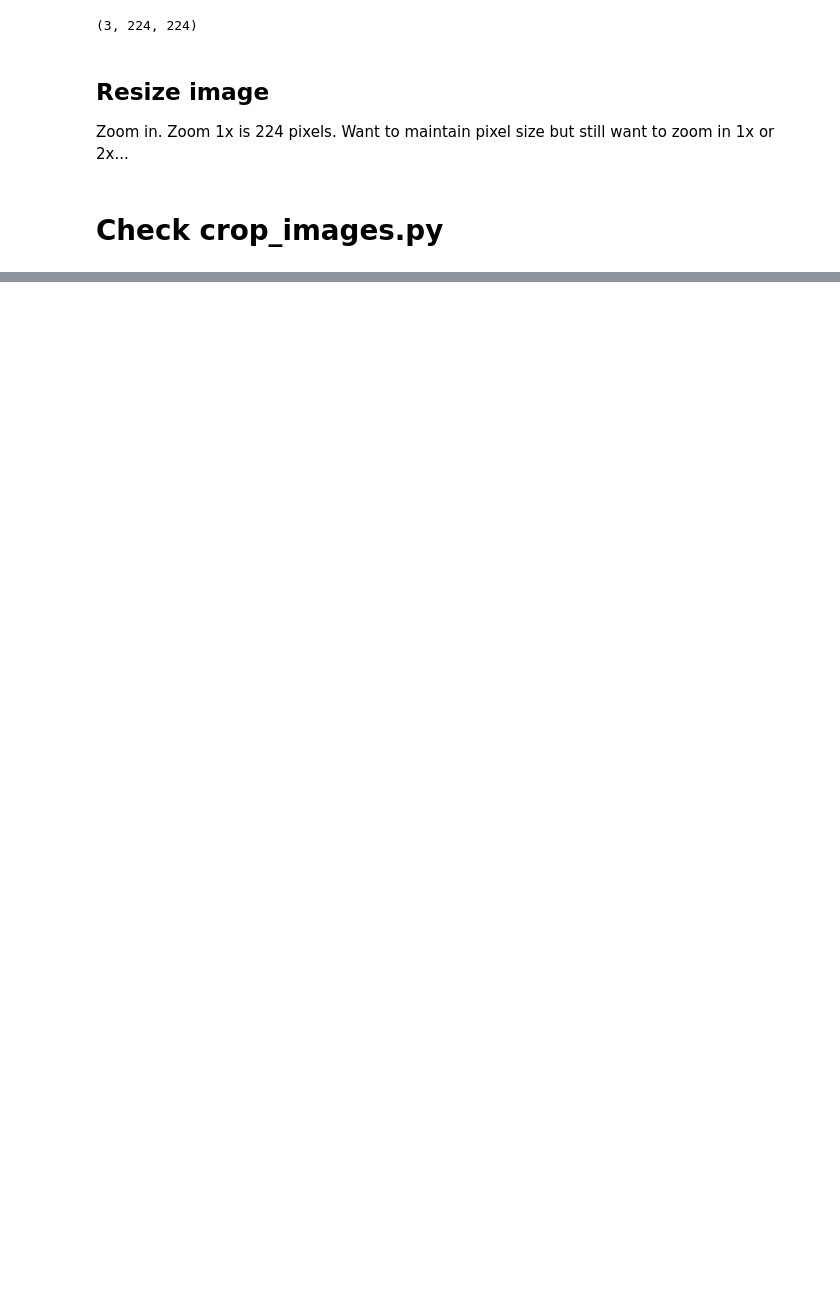
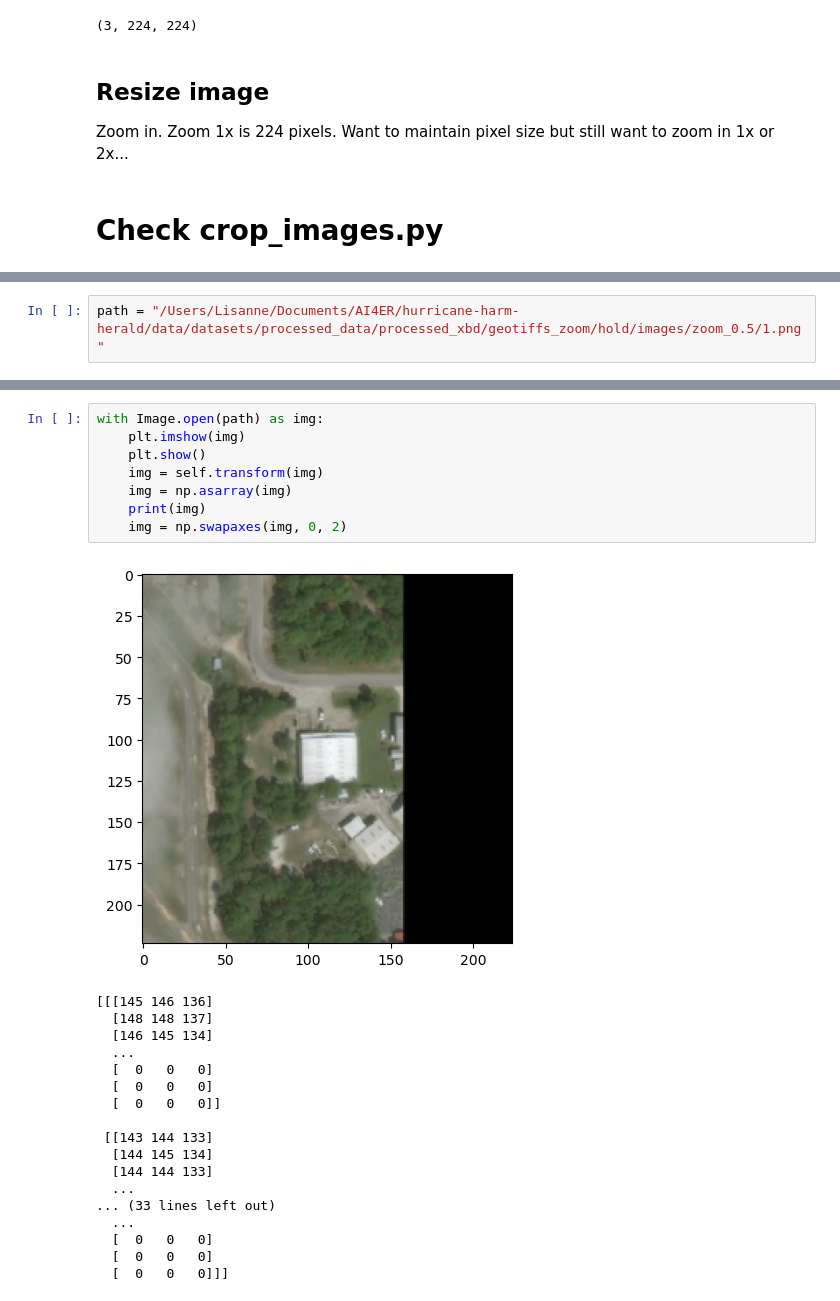
Before and after one commit to ai4er-cdt/hurricane-harm-herald, a Jupyter notebook: notebooks/crop_images.ipynb, the cells around one changed output, grey strips where cells are left out. Drawn from its saved outputs; the diff is of its cells as text; blank space fills up the shorter version.

```diff
--- a/notebooks/crop_images.ipynb
+++ b/notebooks/crop_images.ipynb
@@ -288,0 +310,2 @@ Zoom in. Zoom 1x is 224 pixels. Want to maintain pixel size but still want to zo
+# %%
+path = "/Users/Lisanne/Documents/AI4ER/hurricane-harm-herald/data/datasets/processed_data/processed_xbd/geotiffs_zoom/hold/images/zoom_0.5/1.png"
@@ -288,0 +320,27 @@ Zoom in. Zoom 1x is 224 pixels. Want to maintain pixel size but still want to zo
+# %%
+with Image.open(path) as img:
+    plt.imshow(img)
+    plt.show()
+    img = self.transform(img)
+    img = np.asarray(img)
+    print(img)
+    img = np.swapaxes(img, 0, 2)
+# %% [output]
+[figure, added]
+[[[145 146 136]
+  [148 148 137]
+  [146 145 134]
+  ...
+  [  0   0   0]
+  [  0   0   0]
+  [  0   0   0]]
+
+ [[143 144 133]
+  [144 145 134]
+  [144 144 133]
+  ...
+... (33 lines left out)
+  ...
+  [  0   0   0]
+  [  0   0   0]
+  [  0   0   0]]]
```
Also changed, not shown: parts of 31 cells of this notebook, 3 other files.
